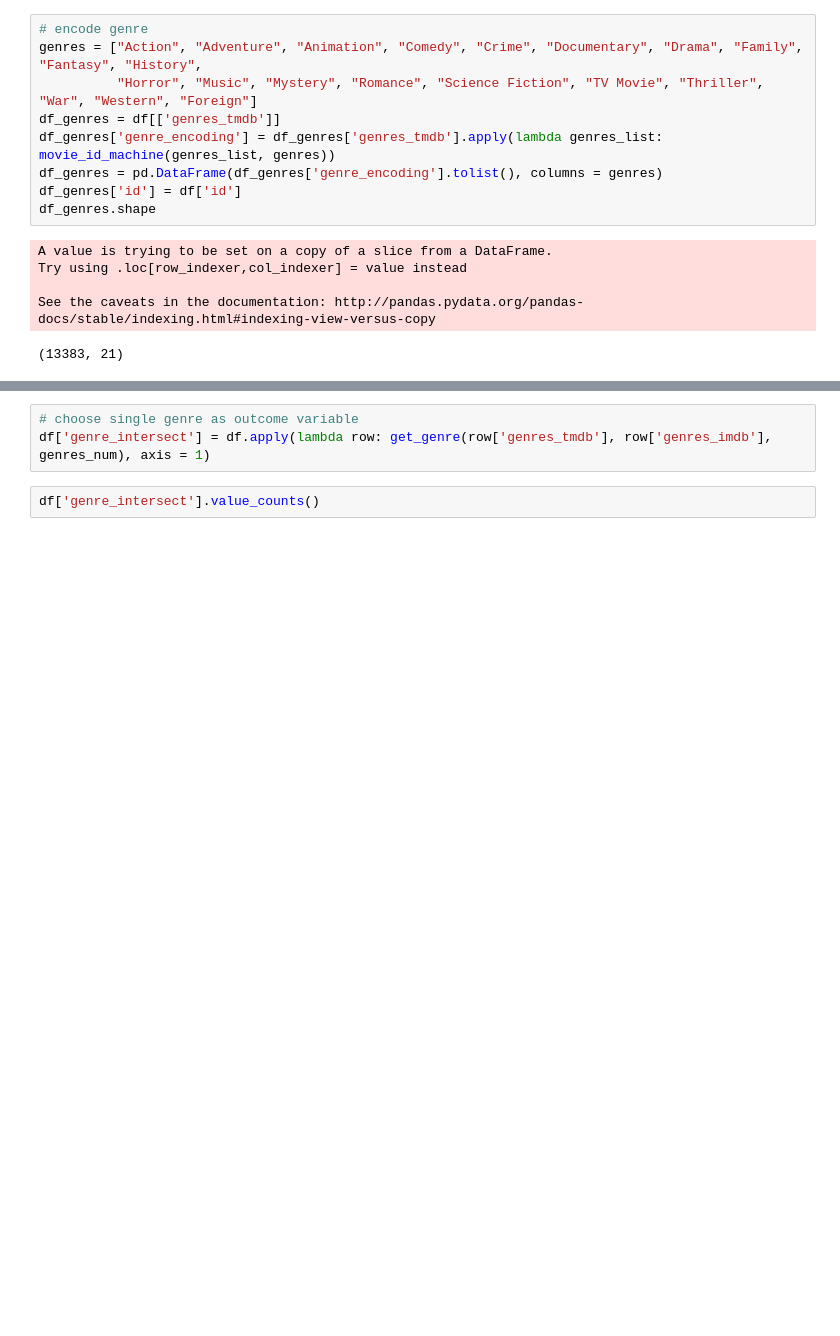
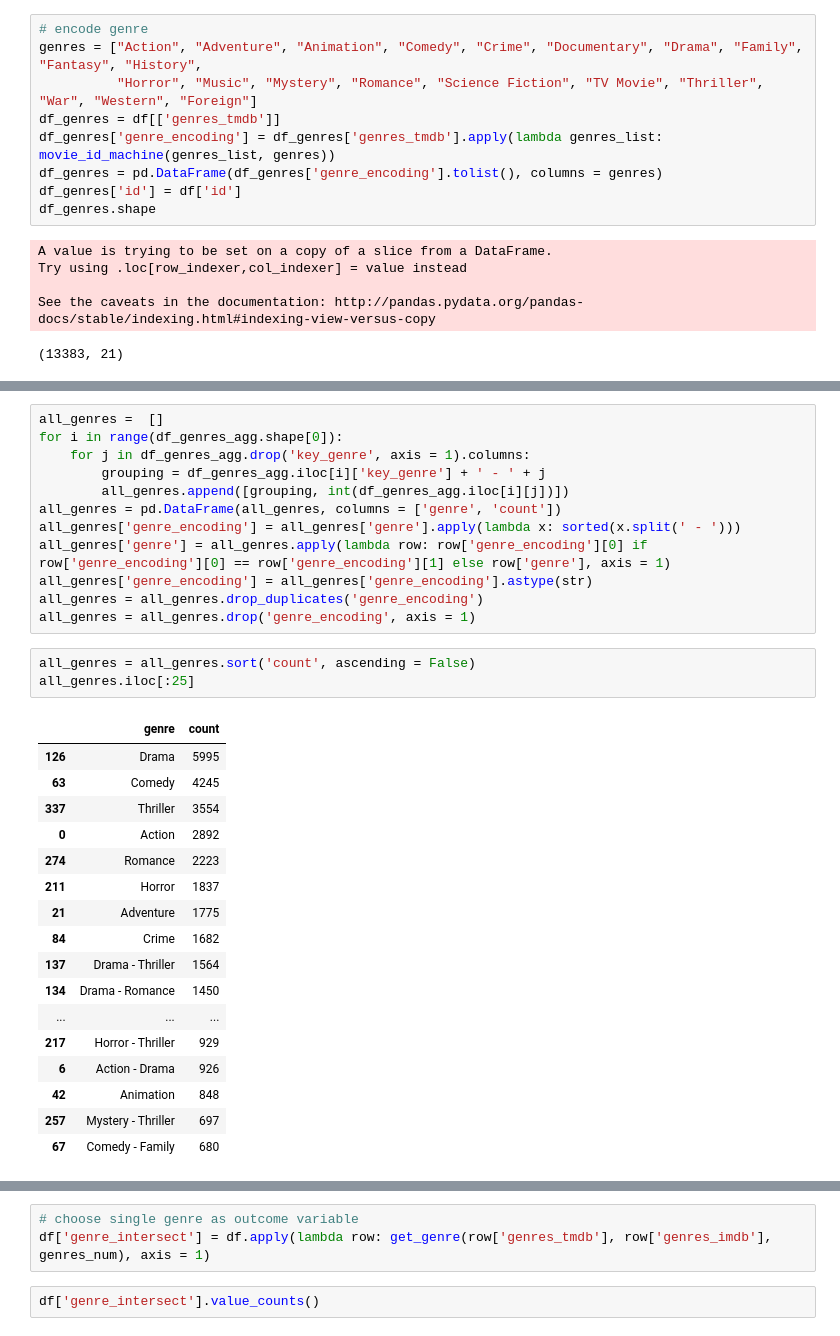
Before and after one commit to All-Star-Vipers/CS109B-Final-Project, a Jupyter notebook: Milestone 2/Merge TMDb and IMDb.ipynb, the cells around one changed output, grey strips where cells are left out. Saved outputs shown, nothing was run; the diff lists cells and outputs as text; blank space fills up the shorter version.

```diff
--- a/Milestone 2/Merge TMDb and IMDb.ipynb
+++ b/Milestone 2/Merge TMDb and IMDb.ipynb
@@ -105,0 +136,33 @@ genres_num = df_genres.drop('id', axis = 1).sum()
+# %%
+all_genres =  []
+for i in range(df_genres_agg.shape[0]):
+    for j in df_genres_agg.drop('key_genre', axis = 1).columns:
+        grouping = df_genres_agg.iloc[i]['key_genre'] + ' - ' + j
+        all_genres.append([grouping, int(df_genres_agg.iloc[i][j])])
+all_genres = pd.DataFrame(all_genres, columns = ['genre', 'count'])
+all_genres['genre_encoding'] = all_genres['genre'].apply(lambda x: sorted(x.split(' - ')))
+all_genres['genre'] = all_genres.apply(lambda row: row['genre_encoding'][0] if row['genre_encoding'][0] == row['genre_encoding'][1] else row['genre'], axis = 1)
+all_genres['genre_encoding'] = all_genres['genre_encoding'].astype(str)
+all_genres = all_genres.drop_duplicates('genre_encoding')
+all_genres = all_genres.drop('genre_encoding', axis = 1)
+# %%
+all_genres = all_genres.sort('count', ascending = False)
+all_genres.iloc[:25]
+# %% [output]
+|  | genre | count |
+| 126 | Drama | 5995 |
+| 63 | Comedy | 4245 |
+| 337 | Thriller | 3554 |
+| 0 | Action | 2892 |
+| 274 | Romance | 2223 |
+| 211 | Horror | 1837 |
+| 21 | Adventure | 1775 |
+| 84 | Crime | 1682 |
+| 137 | Drama - Thriller | 1564 |
+| 134 | Drama - Romance | 1450 |
+| ... | ... | ... |
+| 217 | Horror - Thriller | 929 |
+| 6 | Action - Drama | 926 |
+| 42 | Animation | 848 |
+| 257 | Mystery - Thriller | 697 |
+| 67 | Comedy - Family | 680 |
```
Also changed, not shown: parts of 12 cells of this notebook.
